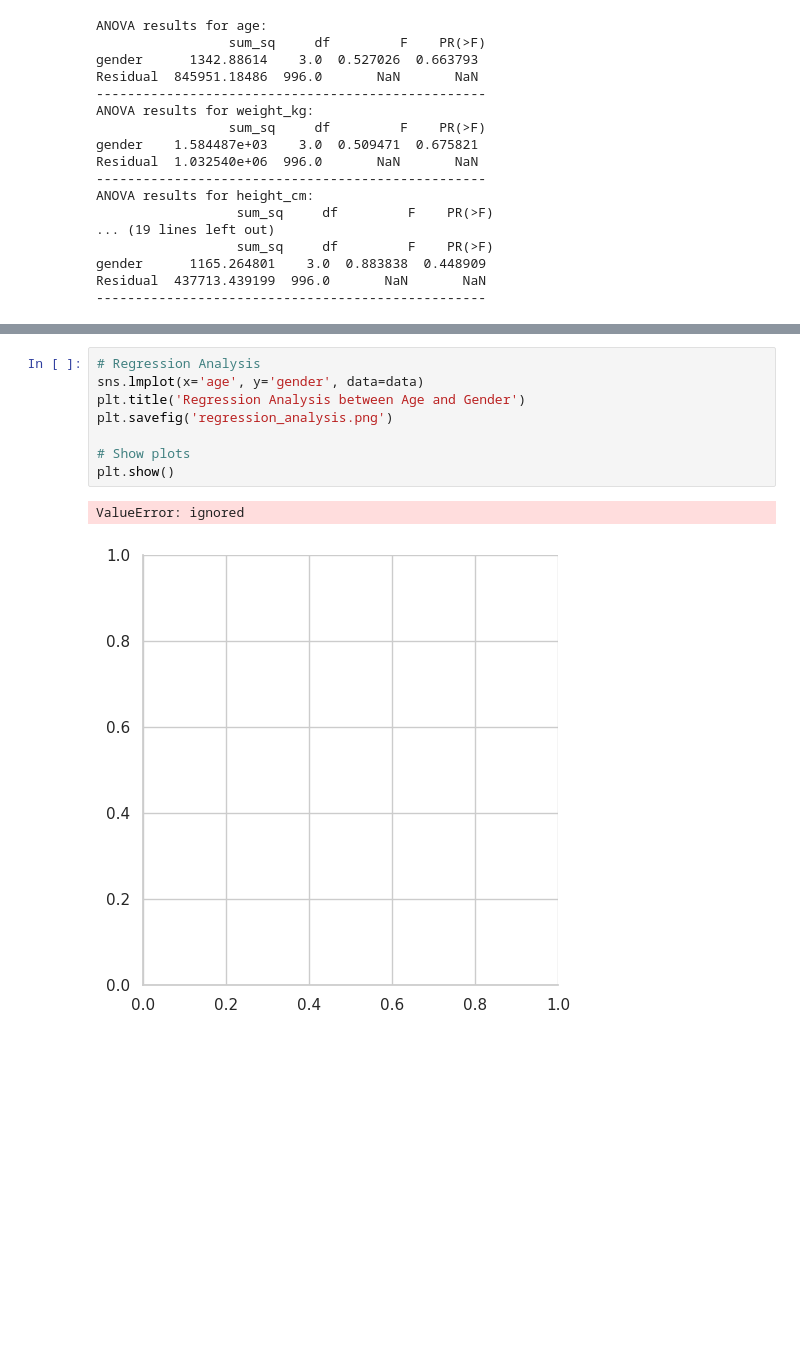
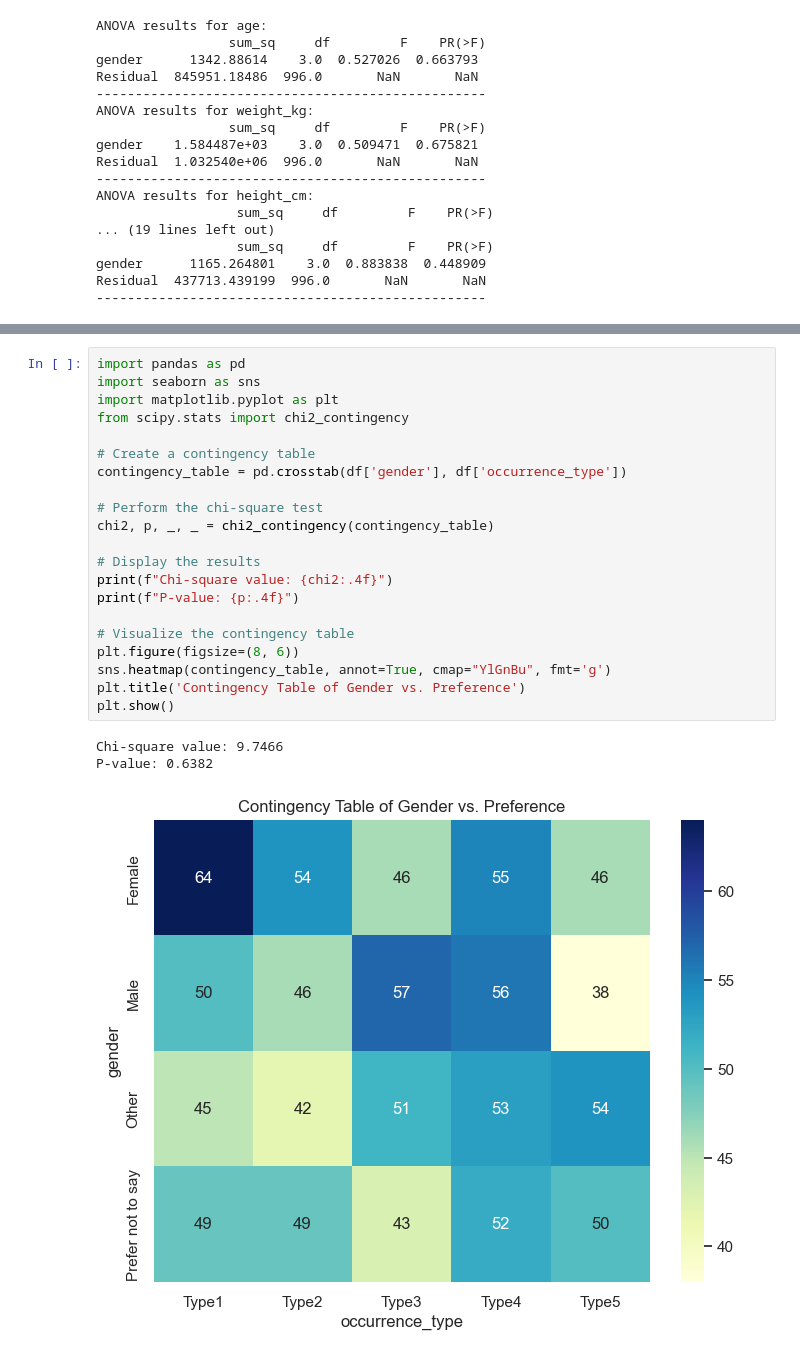
Before and after one commit to csanicola74/Important_Reference_Repo, a Jupyter notebook: Python/Inferential_Statistics.ipynb, the cells around one changed output, grey strips where cells are left out. Cells and saved outputs as stored; diff of their text form; blank space fills up the shorter version.

```diff
--- a/Python/Inferential_Statistics.ipynb
+++ b/Python/Inferential_Statistics.ipynb
@@ -277,11 +305,25 @@ plt.show()
-# %%
-# Regression Analysis
-sns.lmplot(x='age', y='gender', data=data)
-plt.title('Regression Analysis between Age and Gender')
-plt.savefig('regression_analysis.png')
-
-# Show plots
-plt.show()
-# %% [output]
-ValueError: ignored
-[figure, removed]
+# %%
+import pandas as pd
+import seaborn as sns
+import matplotlib.pyplot as plt
+from scipy.stats import chi2_contingency
+
+# Create a contingency table
+contingency_table = pd.crosstab(df['gender'], df['occurrence_type'])
+
+# Perform the chi-square test
+chi2, p, _, _ = chi2_contingency(contingency_table)
+
+# Display the results
+print(f"Chi-square value: {chi2:.4f}")
+print(f"P-value: {p:.4f}")
+
+# Visualize the contingency table
+plt.figure(figsize=(8, 6))
+sns.heatmap(contingency_table, annot=True, cmap="YlGnBu", fmt='g')
+plt.title('Contingency Table of Gender vs. Preference')
+plt.show()
+# %% [output]
+Chi-square value: 9.7466
+P-value: 0.6382
+[figure, added]
```
Also changed, not shown: parts of 7 cells of this notebook, 8 other files.
